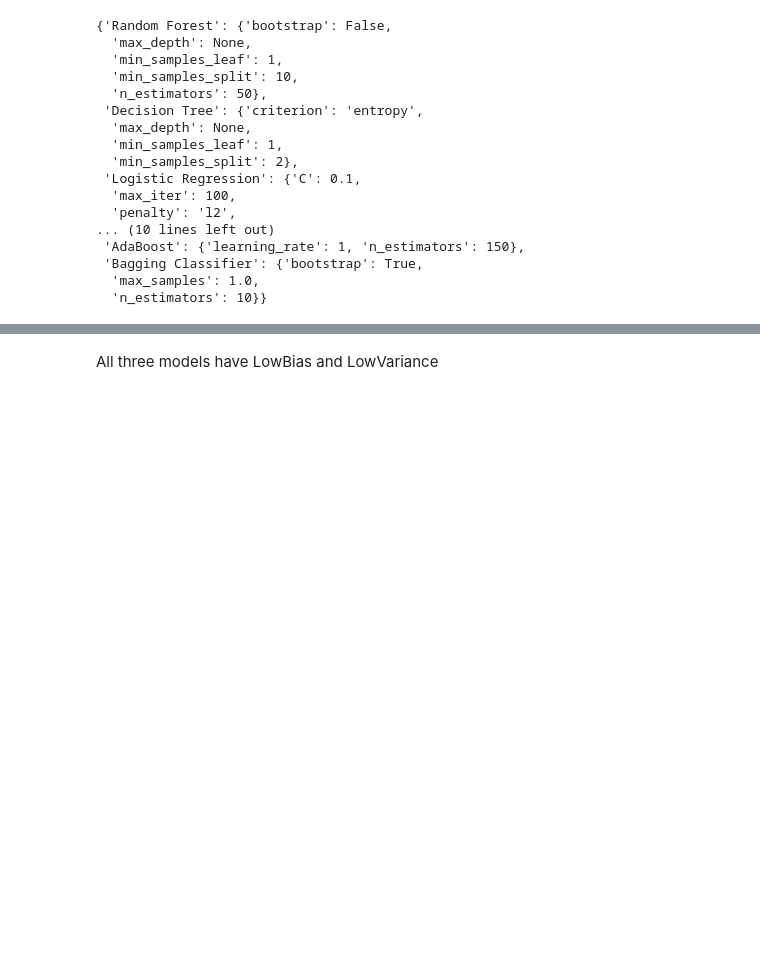
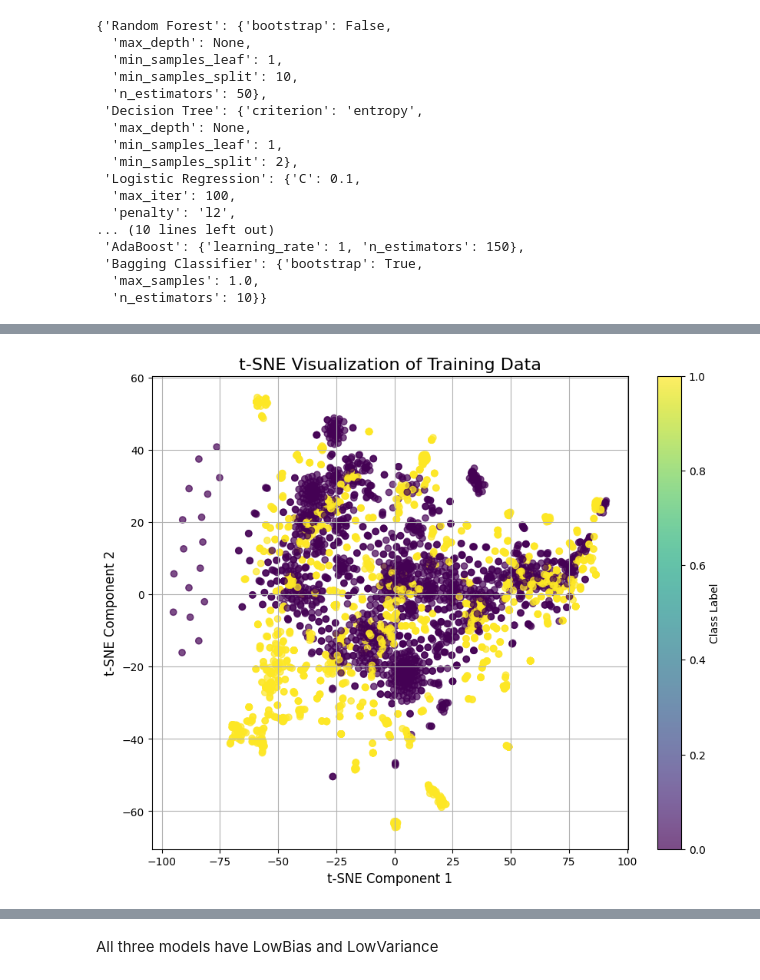
Before and after one commit to Manikandanaz/AI-ML-MiniProject, a Jupyter notebook: notebook/EmailClassification.ipynb, the cells around one changed output, grey strips where cells are left out. Cells and saved outputs as stored; diff of their text form; code cells hidden in the pictures; blank space fills up the shorter version.

```diff
--- a/notebook/EmailClassification.ipynb
+++ b/notebook/EmailClassification.ipynb
@@ -820,0 +1027,36 @@ example_plot_voting_learning_curve(X_train_smote,y_train_smote)
+# %%
+from sklearn.manifold import TSNE
+import matplotlib.pyplot as plt
+
+def plot_tsne(X, y, title="t-SNE Visualization"):
+    """
+    Applies t-SNE to reduce dimensionality and visualizes the data in a 2D plot.
+
+    Parameters:
+    - X: Feature matrix (can be dense or sparse, sparse will be converted).
+    - y: Class labels.
+    - title: Title for the plot.
+    """
+    # Convert to dense if sparse
+    if hasattr(X, 'toarray'):
+        X = X.toarray()
+
+    # Apply t-SNE
+    tsne = TSNE(n_components=2, random_state=42)
+    X_tsne = tsne.fit_transform(X)
+
+    # Plotting
+    plt.figure(figsize=(10, 8))
+    scatter = plt.scatter(X_tsne[:, 0], X_tsne[:, 1], c=y, cmap='viridis', alpha=0.7)
+    plt.colorbar(scatter, label="Class Label")
+    plt.title(title, fontsize=16)
+    plt.xlabel("t-SNE Component 1", fontsize=12)
+    plt.ylabel("t-SNE Component 2", fontsize=12)
+    plt.grid(True)
+    plt.show()
+
+# Example Usage
+# Assuming X_train and y_train are your dataset features and labels
+plot_tsne(X_train_smote, y_train_smote, title="t-SNE Visualization of Training Data")
+# %% [output]
+[figure, added]
```
Also changed, not shown: parts of 31 cells of this notebook, 15 other files.
